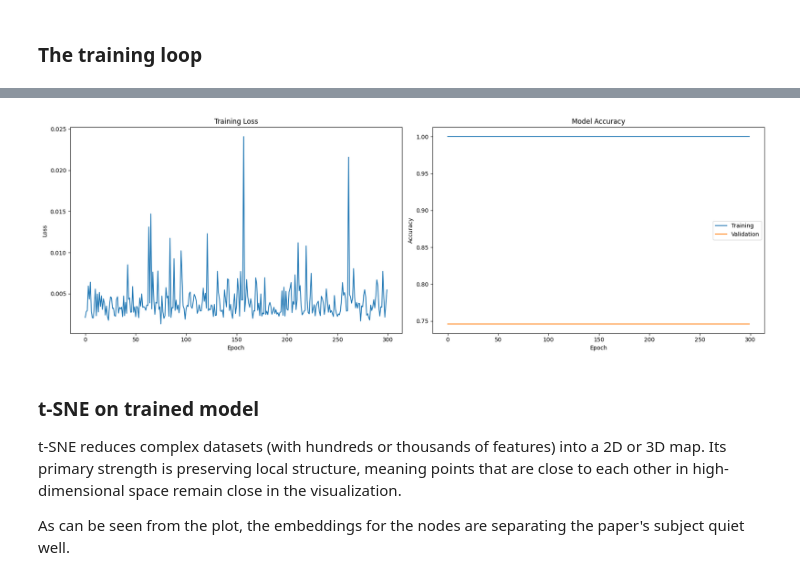
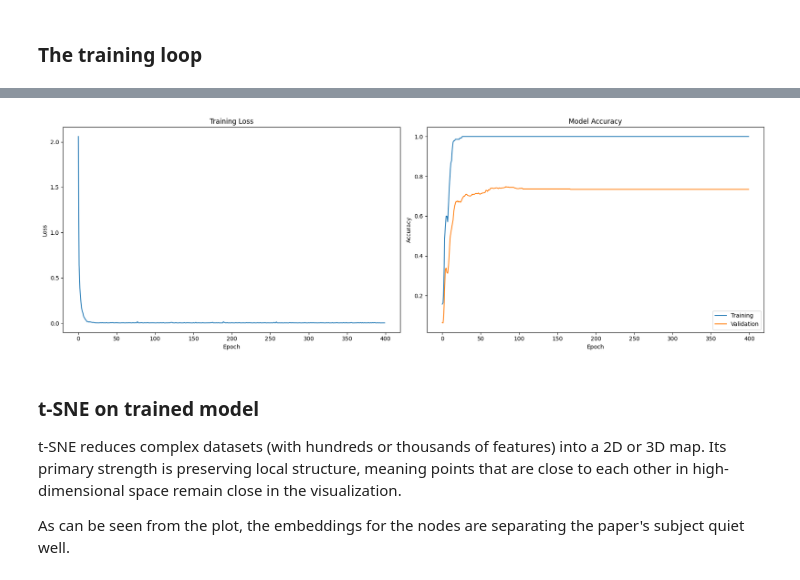
Before and after one commit to wilfred11/gnn-first-steps, a Jupyter notebook: gnns-initial-steps.ipynb, the cells around one changed output, grey strips where cells are left out. Cells and saved outputs as stored; diff of their text form; code cells hidden in the pictures.

```diff
--- a/gnns-initial-steps.ipynb
+++ b/gnns-initial-steps.ipynb
@@ -689,7 +924,8 @@ optimizer = torch.optim.Adam(model.parameters(), lr=0.01)
 
 Every epoch, the 2-dimensional embedding is being adapted.
 # %%
-def train(data):
+def train(data, model, criterion, optimizer):
+    model.train()
     optimizer.zero_grad()
     out, h = model(data.x, data.edge_index)
     loss = criterion(out[data.train_mask], data.y[data.train_mask])
@@ -698,8 +934,11 @@ def train(data):
     return loss, h
 # %%
 import time
+criterion = torch.nn.CrossEntropyLoss()
+optimizer = torch.optim.Adam(model.parameters(), lr=0.01)
+
 for epoch in range(250):
-    loss, h = train(data)
+    loss, h = train(data, model, criterion, optimizer)
     if epoch % 25 == 0:
         visualize_embedding(h, color=data.y, epoch=epoch, loss=loss)
         time.sleep(0.3)
@@ -723,0 +957,11 @@ visualize_tsne(h, color=data.y)
+# %%
+import time
+criterion = torch.nn.CrossEntropyLoss()
+optimizer = torch.optim.Adam(model_custom.parameters(), lr=0.01)
+
+for epoch in range(4000):
+    loss, h = train(data, model_custom, criterion, optimizer)
+    if epoch % 100 == 0:
+        visualize_embedding(h, color=data.y, epoch=epoch, loss=loss)
+        time.sleep(0.3)
+        final_h = h
@@ -723,0 +982,11 @@ visualize_tsne(h, color=data.y)
+# %%
+import time
+criterion = torch.nn.CrossEntropyLoss()
+optimizer = torch.optim.Adam(model_custom1.parameters(), lr=0.01)
+
+for epoch in range(400):
+    loss, h = train(data, model_custom1, criterion, optimizer)
+    if epoch % 25 == 0:
+        visualize_embedding(h, color=data.y, epoch=epoch, loss=loss)
+        time.sleep(0.3)
+        final_h = h
@@ -967,7 +1259,7 @@ def evaluate(mask):
 losses = []
 train_accs = []
 val_accs = []
-epochs = 300
+epochs = 400
 
 for epoch in range(epochs):
     loss = train()
@@ -1020,4 +1317,4 @@ Epoch: 300, Loss: 0.0055, Train Acc: 1.0000, Val Acc: 0.7460
-[figure, old version]
+[figure, new version]
 # %%
 import sklearn
 from sklearn.manifold import TSNE
```
Also changed, not shown: parts of 47 cells of this notebook, 2 other files.
